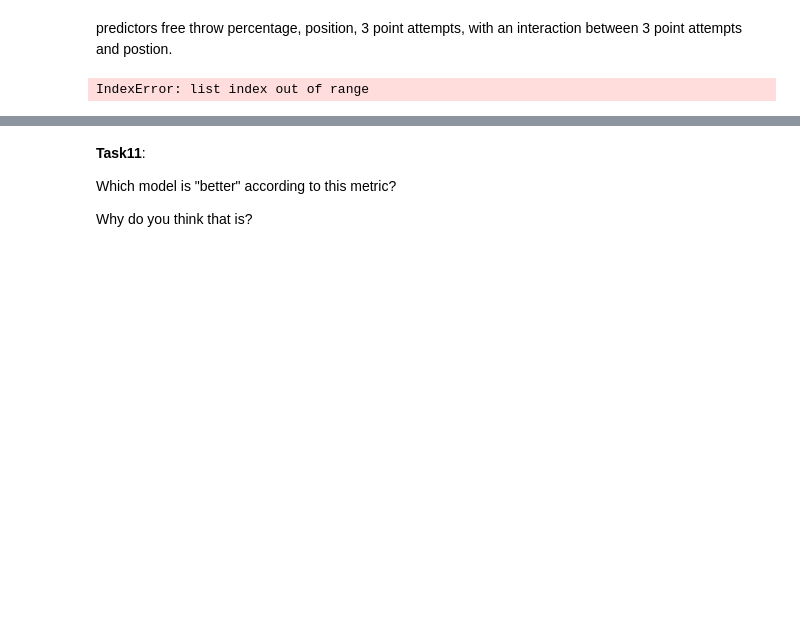
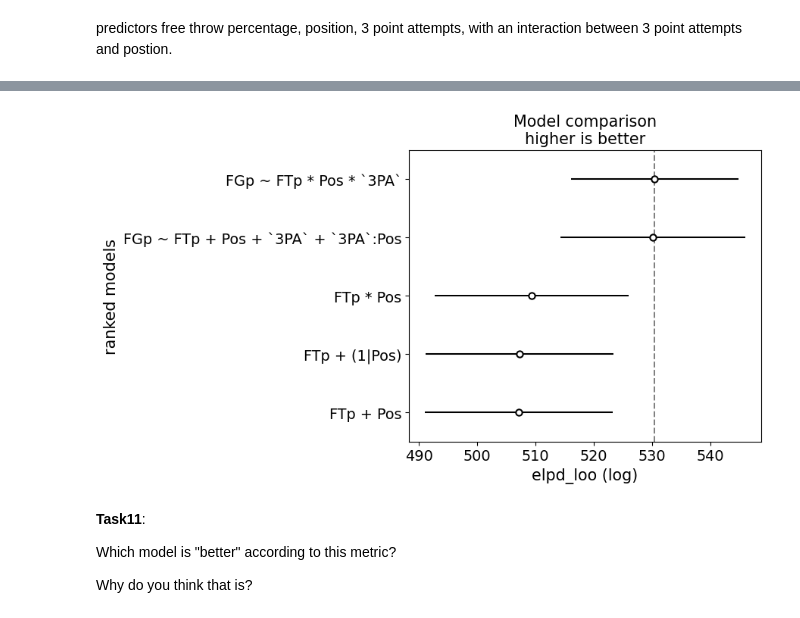
Before and after one commit to seun829/DataScience, a Jupyter notebook: Unit6/Copy_of_Unit6ExercisesSF.ipynb, the cells around one changed output, grey strips where cells are left out. Drawn from its saved outputs; the diff is of its cells as text; code cells hidden in the pictures; blank space fills up the shorter version.

```diff
--- a/Unit6/Copy_of_Unit6ExercisesSF.ipynb
+++ b/Unit6/Copy_of_Unit6ExercisesSF.ipynb
@@ -161,17 +149,15 @@ idata4 = model4.fit(idata_kwargs={'log_likelihood': True}, progressbar=False)
 # %% [markdown]
 predictors free throw percentage, position, 3 point attempts, with an interaction between 3 point attempts and postion.
 # %%
-model5 = bmb.Model("FGp ~ FTp * Pos * '3PA':Pos", data=bb)
+model5 = bmb.Model("FGp ~ FTp + Pos + `3PA` + `3PA`:Pos", data=bb)
 idata5 = model5.fit(idata_kwargs={'log_likelihood': True}, progressbar=False)
-# %% [output]
-IndexError: list index out of range
 # %%
 model_dict = {
     "FTp + Pos": idata1,
     "FTp + (1|Pos)": idata2,
     "FTp * Pos": idata3,
-    "FTp * Pos * `3PA`": idata4,
-    "FTp + Pos + `3PA` + `3PA`:Pos": idata5
+    "FGp ~ FTp * Pos * `3PA`": idata4,
+    "FGp ~ FTp + Pos + `3PA` + `3PA`:Pos": idata5
 }
 
 # Compare the models
@@ -181,3 +167,4 @@ compare_df = az.compare(model_dict)
 az.plot_compare(compare_df)
 
 compare_df
+# %% [output]
@@ -184,3 +177,4 @@ compare_df
+[figure, added]
 # %% [markdown]
 **Task11**:
 
```
Also changed, not shown: parts of 7 cells of this notebook.
